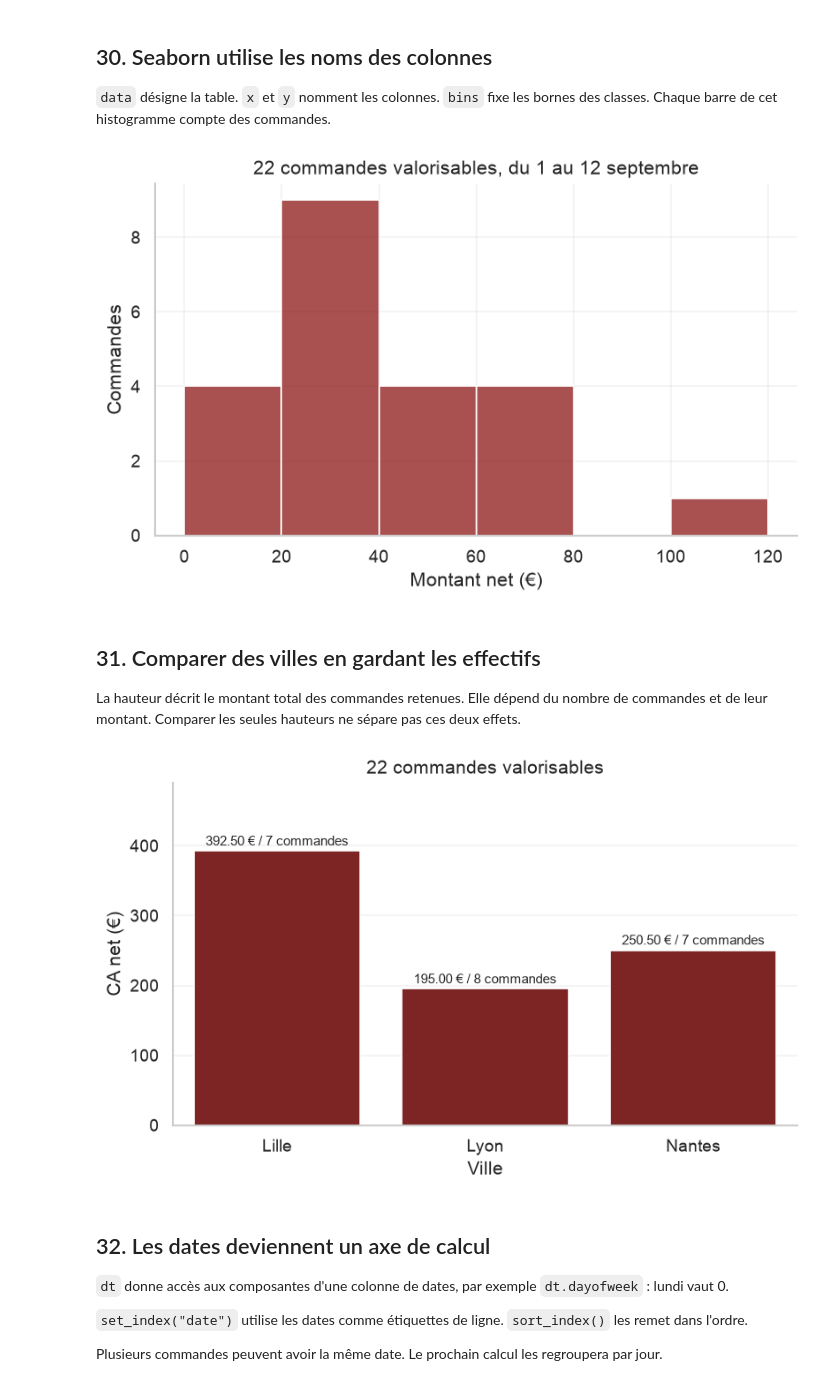
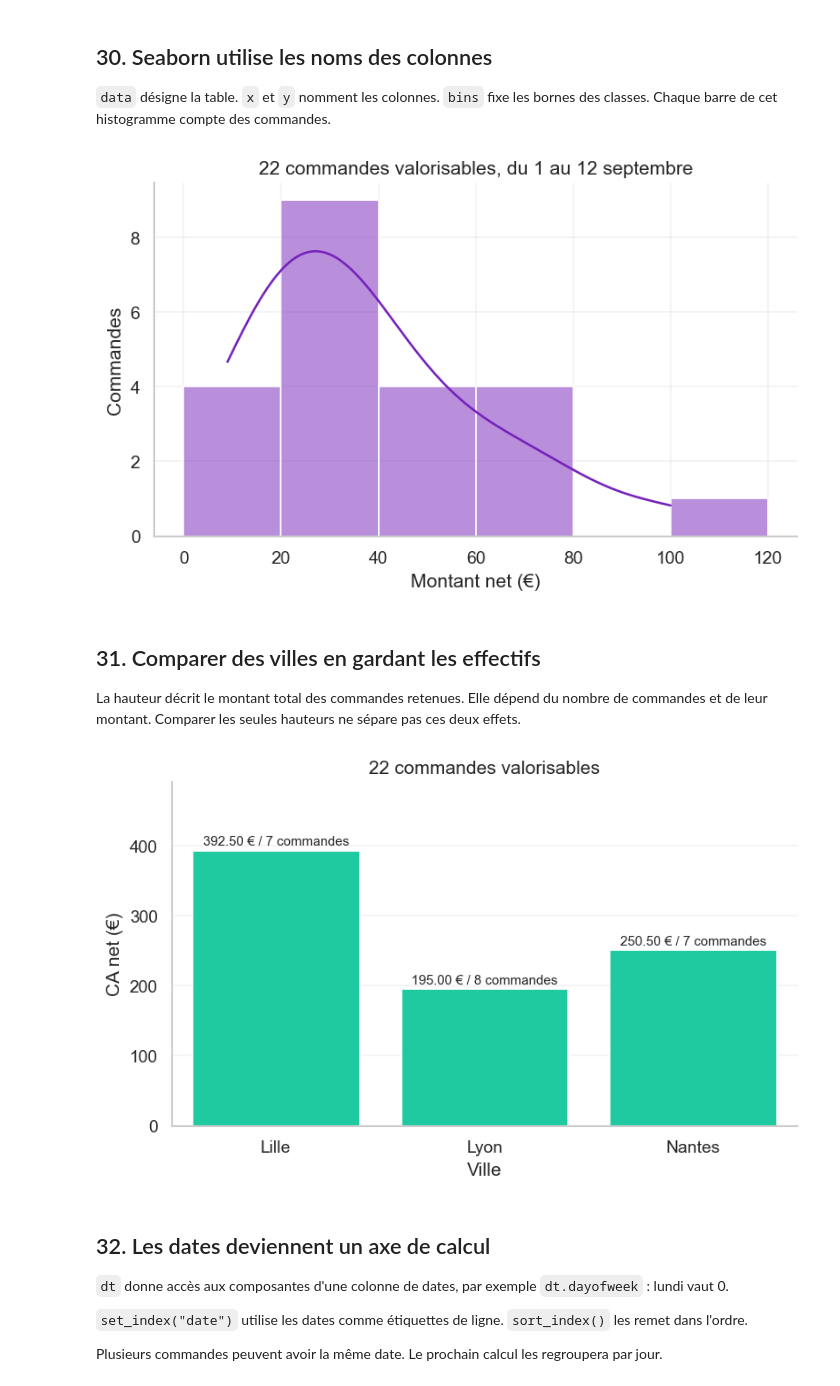
Before and after one commit to BechirTr/python-for-data-science-course, a Jupyter notebook: TD-TP/chapitre_07/chapitre_07_pandas.ipynb, the cells around one changed output. Cells and saved outputs as stored; diff of their text form; code cells hidden in the pictures.

```diff
--- a/TD-TP/chapitre_07/chapitre_07_pandas.ipynb
+++ b/TD-TP/chapitre_07/chapitre_07_pandas.ipynb
@@ -533,12 +863,12 @@ La médiane est le quantile à 50 %. La boîte couvre les quantiles à 25 % et 7
 # %%
 fig, ax = plt.subplots()
 sns.histplot(data=ventes, x="net", bins=[0, 20, 40, 60, 80, 100, 120],
-             color="#8C1515", ax=ax)
+             color="#7521BA", ax=ax, kde=True)
 ax.set(xlabel="Montant net (€)", ylabel="Commandes",
        title="22 commandes valorisables, du 1 au 12 septembre")
 plt.show()
 # %% [output]
-[figure, old version]
+[figure, new version]
 # %% [markdown]
 ## 31. Comparer des villes en gardant les effectifs
 
@@ -546,16 +876,16 @@ La hauteur décrit le montant total des commandes retenues. Elle dépend du nomb
 Comparer les seules hauteurs ne sépare pas ces deux effets.
 # %%
 fig, ax = plt.subplots()
-sns.barplot(data=par_ville, x="ville", y="ca", color="#8C1515", errorbar=None, ax=ax)
+sns.barplot(data=par_ville, x="ville", y="ca", color="#04E6AE", errorbar=None, ax=ax)
 ax.set(title="22 commandes valorisables", xlabel="Ville", ylabel="CA net (€)")
 for i, ligne in par_ville.iterrows():
     ax.text(i, ligne["ca"] + 8,
             f'{ligne["ca"]:.2f} € / {ligne["commandes"]} commandes',
             ha="center", fontsize=9)
 ax.set_ylim(0, par_ville["ca"].max()*1.25)
 plt.show()
 # %% [output]
-[figure, old version]
+[figure, new version]
 # %% [markdown]
 ## 32. Les dates deviennent un axe de calcul
 
```
Also changed, not shown: parts of 42 cells of this notebook, 11 other files.
